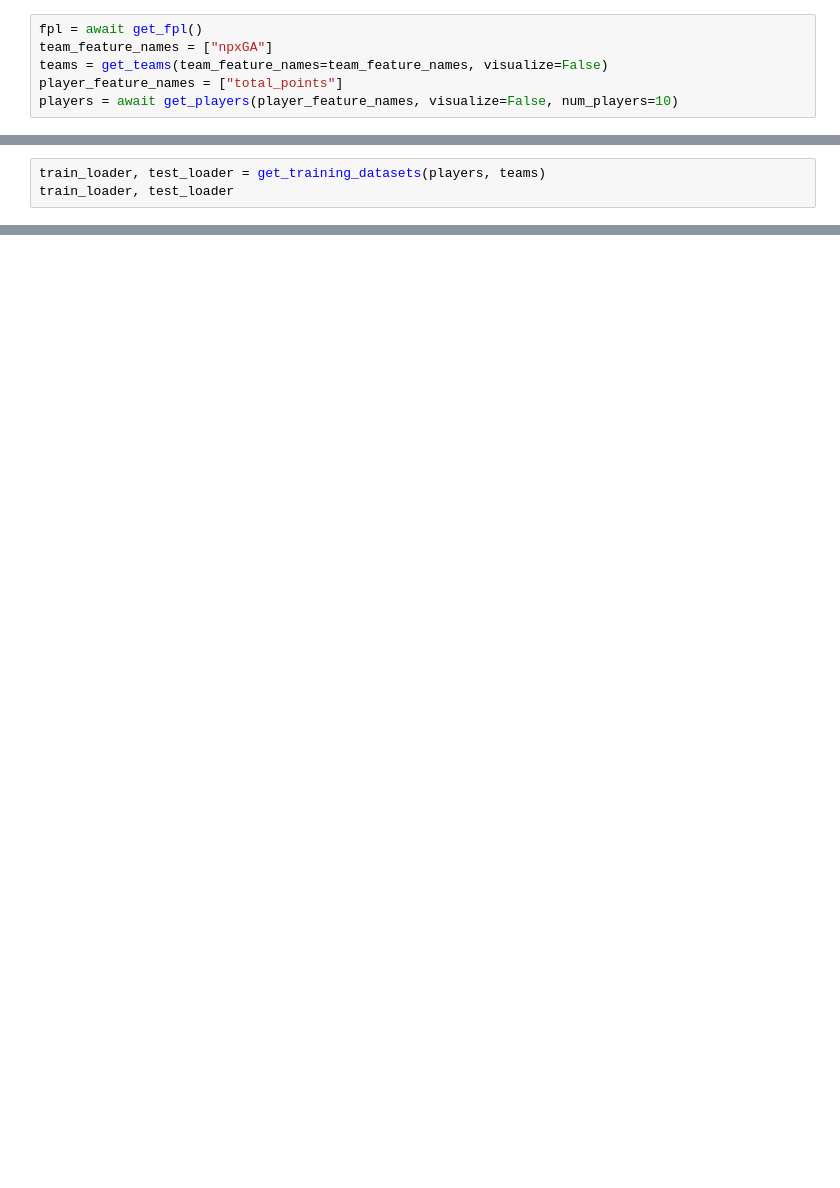
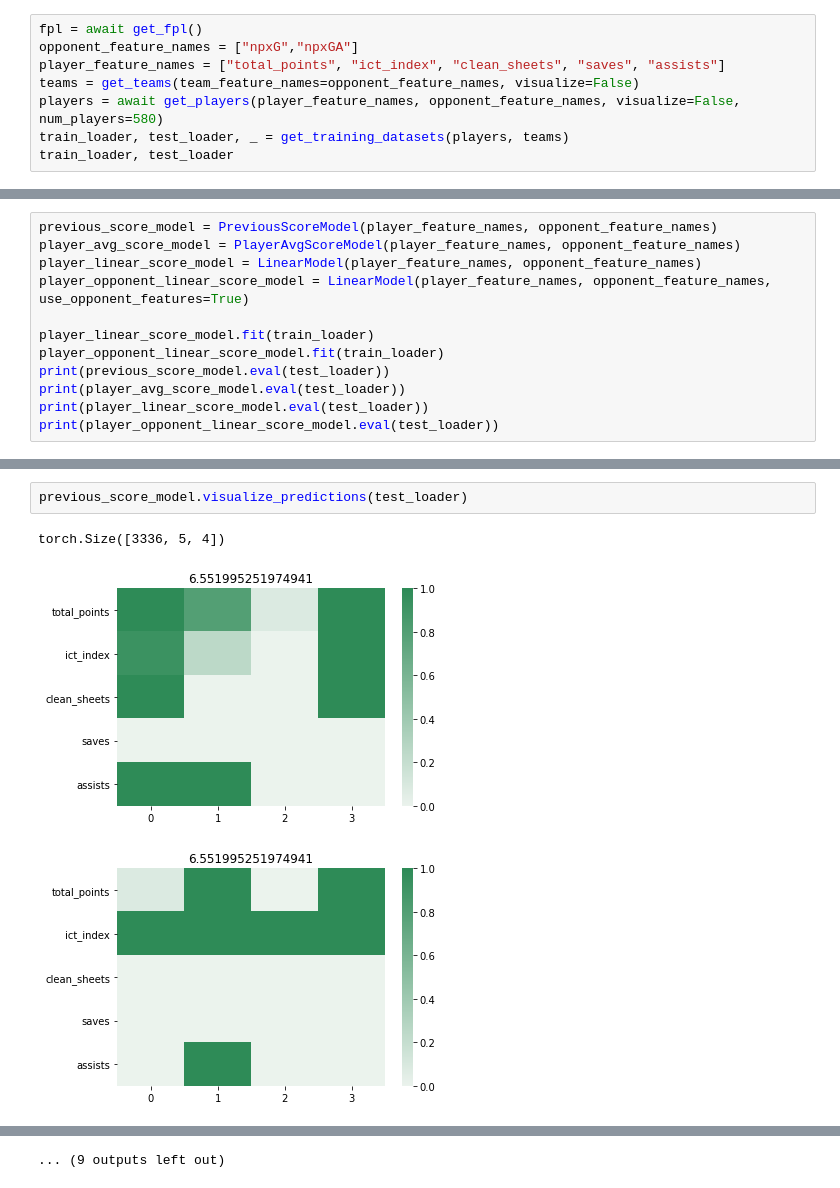
Before and after one commit to ajayrfhp/Control, a Jupyter notebook: Control_FPL/model_comparison.ipynb, the cells around one changed output, grey strips where cells are left out. Saved outputs shown, nothing was run; the diff lists cells and outputs as text; blank space fills up the shorter version.

```diff
--- a/Control_FPL/model_comparison.ipynb
+++ b/Control_FPL/model_comparison.ipynb
@@ -22,6 +22,8 @@ from models import PreviousScoreModel, AvgScoreModel
 # %%
 fpl = await get_fpl()
-team_feature_names = ["npxGA"]
-teams = get_teams(team_feature_names=team_feature_names, visualize=False)
-player_feature_names = ["total_points"]
-players = await get_players(player_feature_names, visualize=False, num_players=10)
+opponent_feature_names = ["npxG","npxGA"]
+player_feature_names = ["total_points", "ict_index", "clean_sheets", "saves", "assists"]
+teams = get_teams(team_feature_names=opponent_feature_names, visualize=False)
+players = await get_players(player_feature_names, opponent_feature_names, visualize=False, num_players=580)
+train_loader, test_loader, _ = get_training_datasets(players, teams)
+train_loader, test_loader
@@ -28,3 +32,0 @@ players = await get_players(player_feature_names, visualize=False, num_players=1
-# %%
-train_loader, test_loader = get_training_datasets(players, teams)
-train_loader, test_loader
@@ -44,0 +33,12 @@ tensor([0.0000, 0.1250, 0.3125, 0.0000, 0.0000], dtype=torch.float64) tensor([0.
+# %%
+previous_score_model = PreviousScoreModel(player_feature_names, opponent_feature_names)
+player_avg_score_model = PlayerAvgScoreModel(player_feature_names, opponent_feature_names)
+player_linear_score_model = LinearModel(player_feature_names, opponent_feature_names)
+player_opponent_linear_score_model = LinearModel(player_feature_names, opponent_feature_names, use_opponent_features=True)
+
+player_linear_score_model.fit(train_loader)
+player_opponent_linear_score_model.fit(train_loader)
+print(previous_score_model.eval(test_loader))
+print(player_avg_score_model.eval(test_loader))
+print(player_linear_score_model.eval(test_loader))
+print(player_opponent_linear_score_model.eval(test_loader))
@@ -44,0 +56,6 @@ tensor([0.0000, 0.1250, 0.3125, 0.0000, 0.0000], dtype=torch.float64) tensor([0.
+# %%
+previous_score_model.visualize_predictions(test_loader)
+# %% [output]
+torch.Size([3336, 5, 4])
+[figure, added]
+[figure, added]
@@ -44,0 +71 @@ tensor([0.0000, 0.1250, 0.3125, 0.0000, 0.0000], dtype=torch.float64) tensor([0.
+... (9 outputs left out)
```
Also changed, not shown: parts of 10 cells of this notebook, 6 other files.
